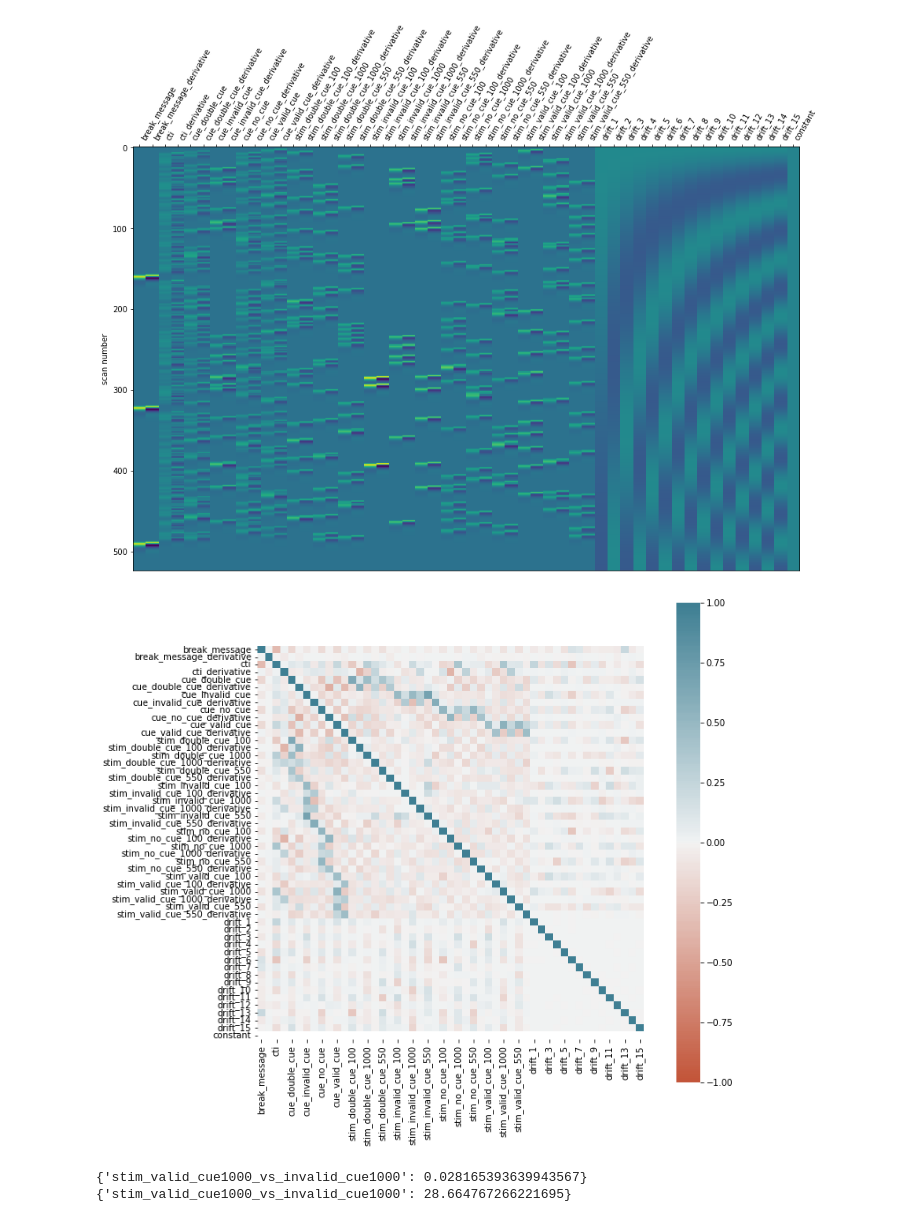
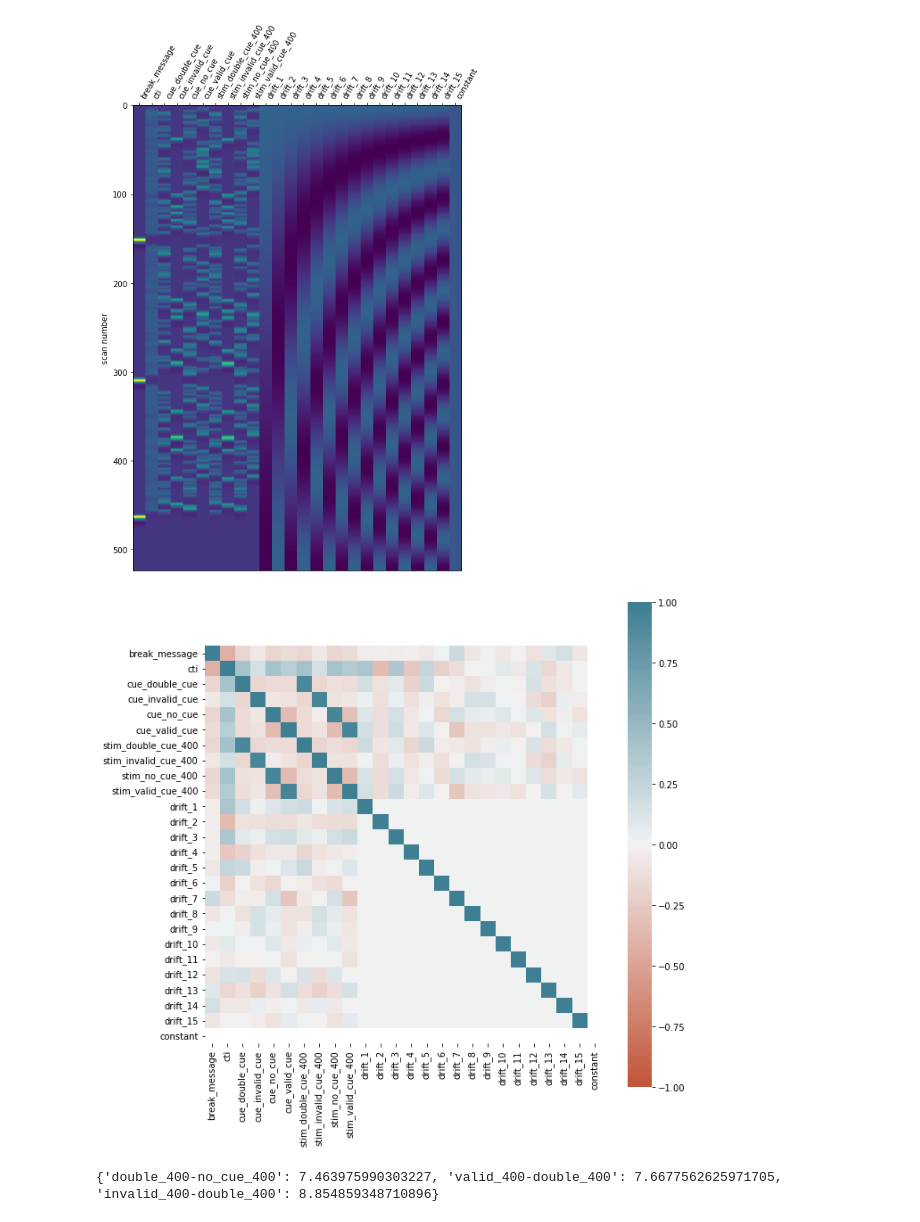
Before and after one commit to jmumford/efficiency_model_mockups, a Jupyter notebook: eff_spatial_cueing.ipynb, the cells around one changed output. Drawn from its saved outputs; the diff is of its cells as text; code cells hidden in the pictures.

```diff
--- a/eff_spatial_cueing.ipynb
+++ b/eff_spatial_cueing.ipynb
@@ -73,15 +73,16 @@ def make_spatial_cueing_timings(n_no_cue, n_double_cue, n_valid_cue, n_invalid_c
         cue_types = ['no_cue', 'double_cue', 'valid_cue', 'invalid_cue']
         cue_nums = [n_no_cue_per_block, n_double_cue_per_block, n_valid_cue_per_block, n_invalid_cue_per_block]
         stim_type_cti_val = []
+        num_cti_vals = len(cti_durs)
         for cue_type, cue_num in zip(cue_types, cue_nums):
             for cti_dur in cti_durs:
-                stim_type_cti_val.extend([[cue_type, cti_dur]]*cue_num)
+                stim_type_cti_val.extend([[cue_type, cti_dur]]*int(cue_num/num_cti_vals))
         stim_type_cti_val_perm = np.random.permutation(np.array(stim_type_cti_val))
         for cur_trial in range(ntrials_per_block):
             cur_stim_type = stim_type_cti_val_perm[cur_trial,0]
-            cur_cti_dur_s = int(1000 * float(stim_type_cti_val_perm[cur_trial,1]))
-            fragment_durations.extend([isi_vals[isi_count], cue_dur, cur_cti_dur_s/1000, stim_dur, blank_dur])
-            fragment_labels.extend(['isi_fix', f'cue_{cur_stim_type}', 'cti', f'stim_{cur_stim_type}_{cur_cti_dur_s}', 'blank'])
+            cur_cti_dur_s = float(stim_type_cti_val_perm[cur_trial,1])
+            fragment_durations.extend([isi_vals[isi_count], cue_dur, cur_cti_dur_s, stim_dur, blank_dur])
+            fragment_labels.extend(['isi_fix', f'cue_{cur_stim_type}', 'cti', f'stim_{cur_stim_type}_{int(1000*cur_cti_dur_s)}', 'blank'])
             isi_count = isi_count + 1
         #Add break
         fragment_durations.extend([break_fix_pre_message_dur, break_message_dur, break_fix_post_message_dur])
@@ -103,7 +104,7 @@ events_inputs = {
     'n_valid_cue': 54,
     'n_invalid_cue': 18,
     'cue_dur': .1,
-    'cti_durs': [.1, .55, 1],
+    'cti_durs': [.4],
     'stim_dur': 1,
     'blank_dur': .5,
     'nbreaks': 2,
@@ -117,6 +118,8 @@ events_inputs = {
 
 tr = 1.49
 total_time = 13*60
-contrasts = {'stim_valid_cue1000_vs_invalid_cue1000': 'stim_valid_cue_1000-stim_invalid_cue_1000'
+contrasts = {'double_400-no_cue_400': 'stim_double_cue_400-stim_no_cue_400',
+             'valid_400-double_400': 'stim_valid_cue_400-stim_double_cue_400',
+             'invalid_400-double_400': 'stim_invalid_cue_400-stim_double_cue_400'
              }
 # %%
@@ -153,25 +156,23 @@ print(avg_trial_repeats_info)
 23        24.0        0.0000        0.0000        0.0000        0.0000
 # %%
 events_ts = make_spatial_cueing_timings(**events_inputs)
-eff, vif, desmat = est_eff_and_vif(events_ts, tr, total_time, contrasts)
+eff, vif, desmat = est_eff_and_vif(events_ts, tr, total_time, contrasts, deriv=False)
 
 plot_design_matrix(desmat)
 plt.show()
 
 fig, ax = plt.subplots(figsize=(10,10))
 sns.heatmap(
     desmat.corr(),
     vmin=-1, vmax=1, center=0,
     cmap=sns.diverging_palette(20, 220, n=200),
     square=True,
     ax=ax
 )
 plt.show()
 
-print(eff)
 print(vif)
 # %% [output]
-[figure, old version]
+[figure, new version]
-[figure, old version]
+[figure, new version]
-{'stim_valid_cue1000_vs_invalid_cue1000': 0.028165393639943567}
-{'stim_valid_cue1000_vs_invalid_cue1000': 28.664767266221695}
+{'double_400-no_cue_400': 7.463975990303227, 'valid_400-double_400': 7.6677562625971705, 'invalid_400-double_400': 8.854859348710896}
```
Also changed, not shown: parts of 4 cells of this notebook, 3 other files.
